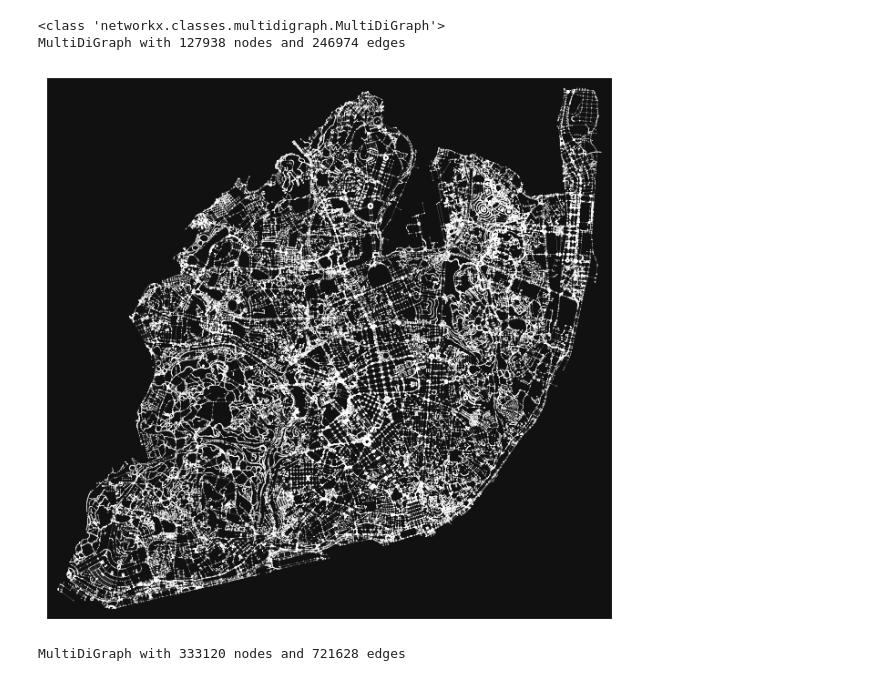
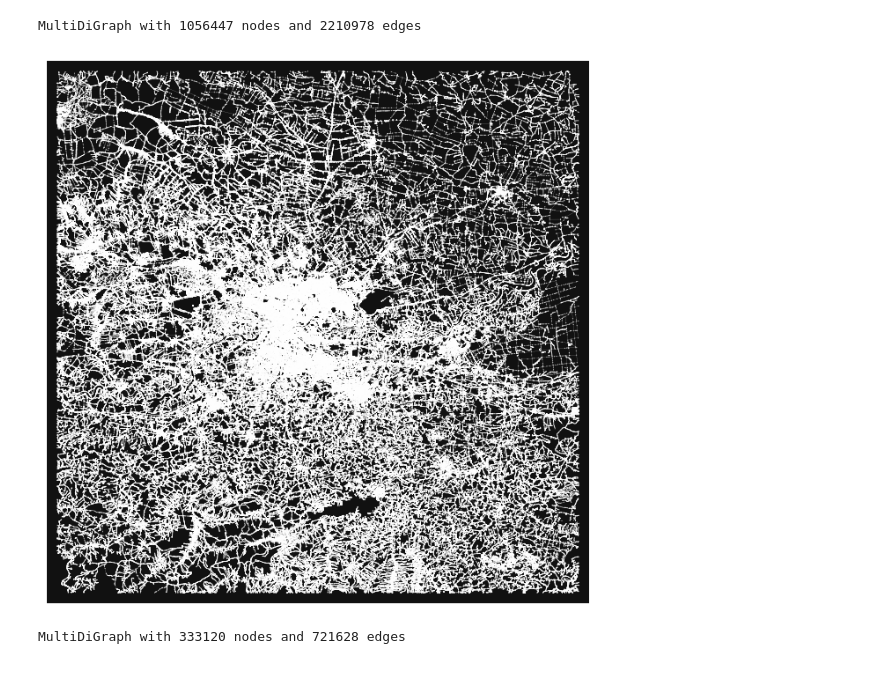
Before and after one commit to juliakisielewicz/graph-routing, a Jupyter notebook: osm_data_save.ipynb, the cells around one changed output. Cells and saved outputs as stored; diff of their text form; code cells hidden in the pictures.

```diff
--- a/osm_data_save.ipynb
+++ b/osm_data_save.ipynb
@@ -1,17 +1,15 @@
 # %%
 import osmnx as ox
 # %%
-G_lisboa = ox.graph_from_place("Lisboa", network_type="all", simplify=False)
+G_krakow_big = ox.graph_from_address("Krakow", dist=30000, dist_type="bbox", network_type="all", simplify=False)
-# %%
-print(type(G_lisboa))
-print(G_lisboa)
-# %% [output]
-<class 'networkx.classes.multidigraph.MultiDiGraph'>
-MultiDiGraph with 127938 nodes and 246974 edges
+# %%
+print(G_krakow_big)
+# %% [output]
+MultiDiGraph with 1056447 nodes and 2210978 edges
 # %%
-fig, ax = ox.plot_graph(G_lisboa, node_size=0.5, edge_linewidth=0.1)
+fig, ax = ox.plot_graph(G_krakow_big, node_size=0.5, edge_linewidth=0.1)
 # %% [output]
-[figure, old version]
+[figure, new version]
 # %%
 G_krakow = ox.graph_from_place("Kraków", network_type="all", simplify=False)
 # %%
```
Also changed, not shown: parts of 1 cell of this notebook, 1 other file.
